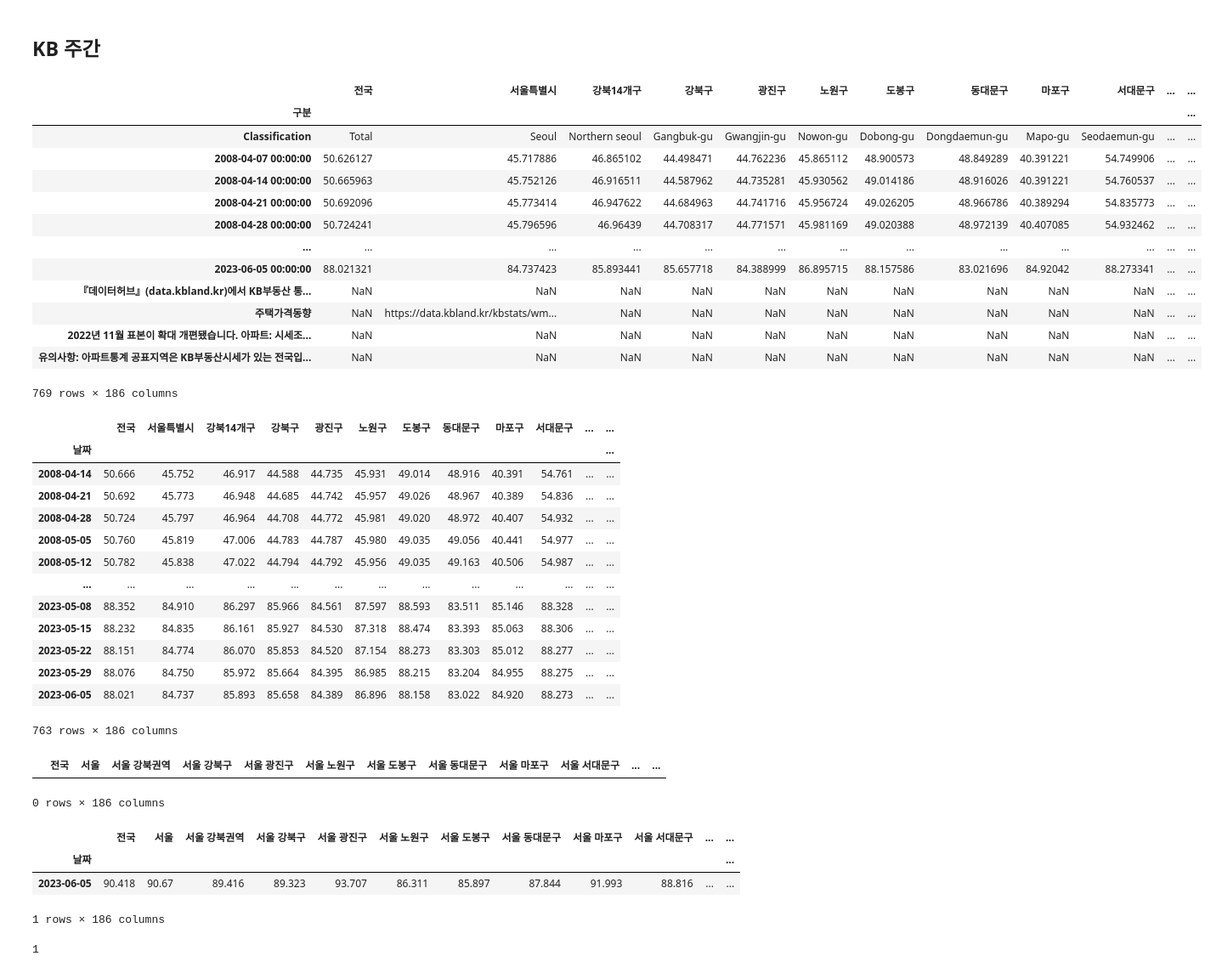
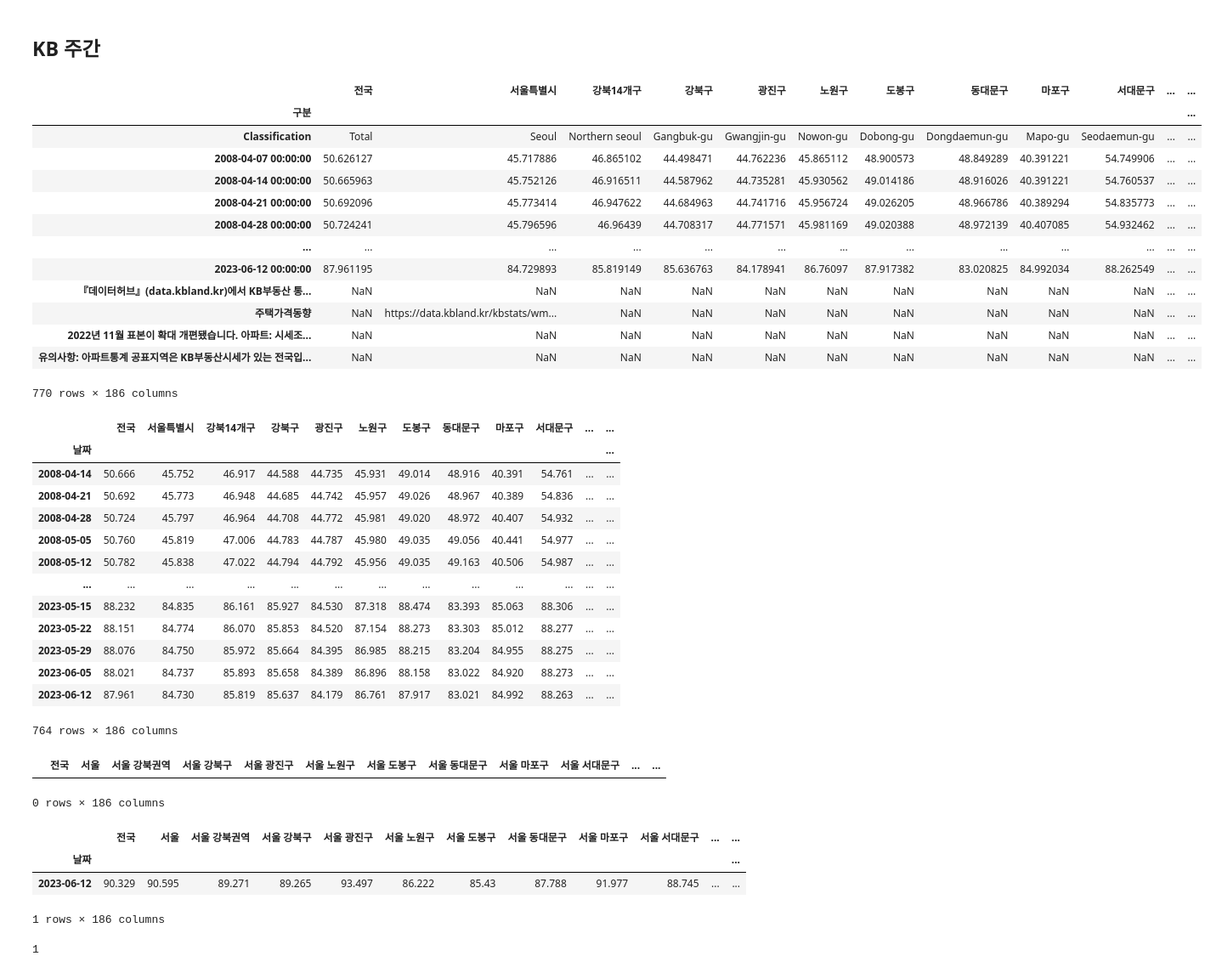
Before and after one commit to sizipusx/fundamental, a Jupyter notebook: jupyterlab/주간 부동산 업데이트.ipynb, the cells around one changed output. Shown at 85% size. Drawn from its saved outputs; the diff is of its cells as text; code cells hidden in the pictures.

```diff
--- a/jupyterlab/주간 부동산 업데이트.ipynb
+++ b/jupyterlab/주간 부동산 업데이트.ipynb
@@ -14,26 +14,26 @@ conn = sqlite3.connect('C://Users/user/fundamental/files/weekly_house.db')
 ## KB 주간
 # %%
 # 연결 1
-file_path = "C://Users/user/OneDriveData/개인/data/부동산 기본 파일/20230605_주간시계열.xlsx"
+file_path = "C://Users/user/OneDriveData/개인/data/부동산 기본 파일/20230612_주간시계열.xlsx"
 kbm_dict = pd.ExcelFile(file_path)
 mdf = kbm_dict.parse("3.매매지수", skiprows=1, index_col=0, parse_dates=True)
 jdf = kbm_dict.parse("4.전세지수", skiprows=1, index_col=0, parse_dates=True)
 jdf
 # %% [output]
 |  | 전국 | 서울특별시 | 강북14개구 | 강북구 | 광진구 | 노원구 | 도봉구 | 동대문구 | 마포구 | 서대문구 | ... | ... |
 | 구분 |  |  |  |  |  |  |  |  |  |  |  | ... |
 | Classification | Total | Seoul | Northern seoul | Gangbuk-gu | Gwangjin-gu | Nowon-gu | Dobong-gu | Dongdaemun-gu | Mapo-gu | Seodaemun-gu | ... | ... |
 | 2008-04-07 00:00:00 | 50.626127 | 45.717886 | 46.865102 | 44.498471 | 44.762236 | 45.865112 | 48.900573 | 48.849289 | 40.391221 | 54.749906 | ... | ... |
 | 2008-04-14 00:00:00 | 50.665963 | 45.752126 | 46.916511 | 44.587962 | 44.735281 | 45.930562 | 49.014186 | 48.916026 | 40.391221 | 54.760537 | ... | ... |
 | 2008-04-21 00:00:00 | 50.692096 | 45.773414 | 46.947622 | 44.684963 | 44.741716 | 45.956724 | 49.026205 | 48.966786 | 40.389294 | 54.835773 | ... | ... |
 | 2008-04-28 00:00:00 | 50.724241 | 45.796596 | 46.96439 | 44.708317 | 44.771571 | 45.981169 | 49.020388 | 48.972139 | 40.407085 | 54.932462 | ... | ... |
 | ... | ... | ... | ... | ... | ... | ... | ... | ... | ... | ... | ... | ... |
-| 2023-06-05 00:00:00 | 88.021321 | 84.737423 | 85.893441 | 85.657718 | 84.388999 | 86.895715 | 88.157586 | 83.021696 | 84.92042 | 88.273341 | ... | ... |
+| 2023-06-12 00:00:00 | 87.961195 | 84.729893 | 85.819149 | 85.636763 | 84.178941 | 86.76097 | 87.917382 | 83.020825 | 84.992034 | 88.262549 | ... | ... |
 | 『데이터허브』(data.kbland.kr)에서 KB부동산 통... | NaN | NaN | NaN | NaN | NaN | NaN | NaN | NaN | NaN | NaN | ... | ... |
 | 주택가격동향 | NaN | https://data.kbland.kr/kbstats/wm... | NaN | NaN | NaN | NaN | NaN | NaN | NaN | NaN | ... | ... |
 | 2022년 11월 표본이 확대 개편됐습니다. 아파트: 시세조... | NaN | NaN | NaN | NaN | NaN | NaN | NaN | NaN | NaN | NaN | ... | ... |
 | 유의사항: 아파트통계 공표지역은 KB부동산시세가 있는 전국입... | NaN | NaN | NaN | NaN | NaN | NaN | NaN | NaN | NaN | NaN | ... | ... |
-769 rows × 186 columns
+770 rows × 186 columns
 # %%
 mdf = mdf.iloc[2:mdf['전국'].count()]
 mdf.index.name="날짜"
@@ -53,12 +53,12 @@ jdf
 | 2008-05-05 | 50.760 | 45.819 | 47.006 | 44.783 | 44.787 | 45.980 | 49.035 | 49.056 | 40.441 | 54.977 | ... | ... |
 | 2008-05-12 | 50.782 | 45.838 | 47.022 | 44.794 | 44.792 | 45.956 | 49.035 | 49.163 | 40.506 | 54.987 | ... | ... |
 | ... | ... | ... | ... | ... | ... | ... | ... | ... | ... | ... | ... | ... |
-| 2023-05-08 | 88.352 | 84.910 | 86.297 | 85.966 | 84.561 | 87.597 | 88.593 | 83.511 | 85.146 | 88.328 | ... | ... |
 | 2023-05-15 | 88.232 | 84.835 | 86.161 | 85.927 | 84.530 | 87.318 | 88.474 | 83.393 | 85.063 | 88.306 | ... | ... |
 | 2023-05-22 | 88.151 | 84.774 | 86.070 | 85.853 | 84.520 | 87.154 | 88.273 | 83.303 | 85.012 | 88.277 | ... | ... |
 | 2023-05-29 | 88.076 | 84.750 | 85.972 | 85.664 | 84.395 | 86.985 | 88.215 | 83.204 | 84.955 | 88.275 | ... | ... |
 | 2023-06-05 | 88.021 | 84.737 | 85.893 | 85.658 | 84.389 | 86.896 | 88.158 | 83.022 | 84.920 | 88.273 | ... | ... |
+| 2023-06-12 | 87.961 | 84.730 | 85.819 | 85.637 | 84.179 | 86.761 | 87.917 | 83.021 | 84.992 | 88.263 | ... | ... |
-763 rows × 186 columns
+764 rows × 186 columns
 # %%
 header = header_excel.parse('KB')
 header
@@ -74,7 +74,7 @@ mlast_row
 # %% [output]
 |  | 전국 | 서울 | 서울 강북권역 | 서울 강북구 | 서울 광진구 | 서울 노원구 | 서울 도봉구 | 서울 동대문구 | 서울 마포구 | 서울 서대문구 | ... | ... |
 | 날짜 |  |  |  |  |  |  |  |  |  |  |  | ... |
-| 2023-06-05 | 90.418 | 90.67 | 89.416 | 89.323 | 93.707 | 86.311 | 85.897 | 87.844 | 91.993 | 88.816 | ... | ... |
+| 2023-06-12 | 90.329 | 90.595 | 89.271 | 89.265 | 93.497 | 86.222 | 85.43 | 87.788 | 91.977 | 88.745 | ... | ... |
 1 rows × 186 columns
 # %%
 mlast_row.to_sql("kbm", conn, if_exists="append")
```
Also changed, not shown: parts of 18 cells of this notebook, 1 other file.
